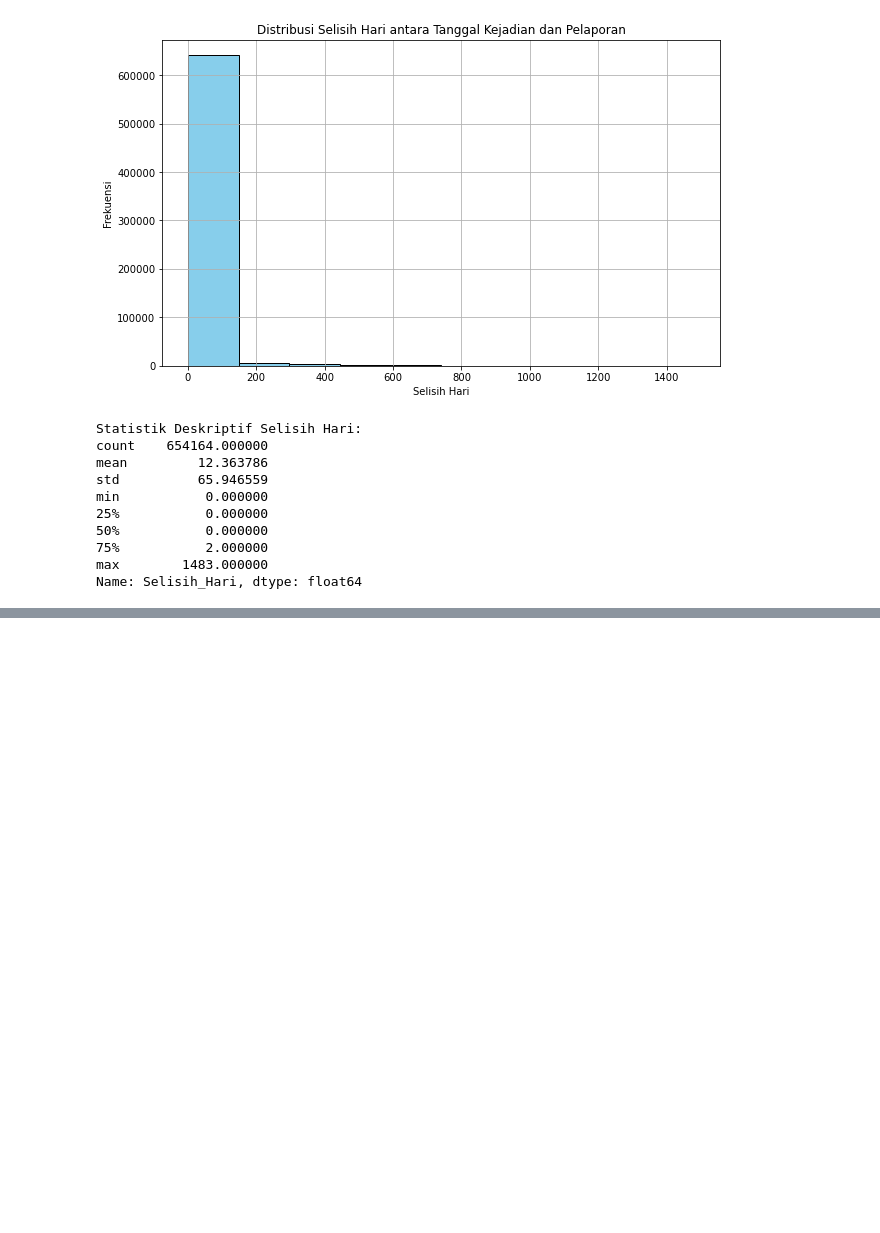
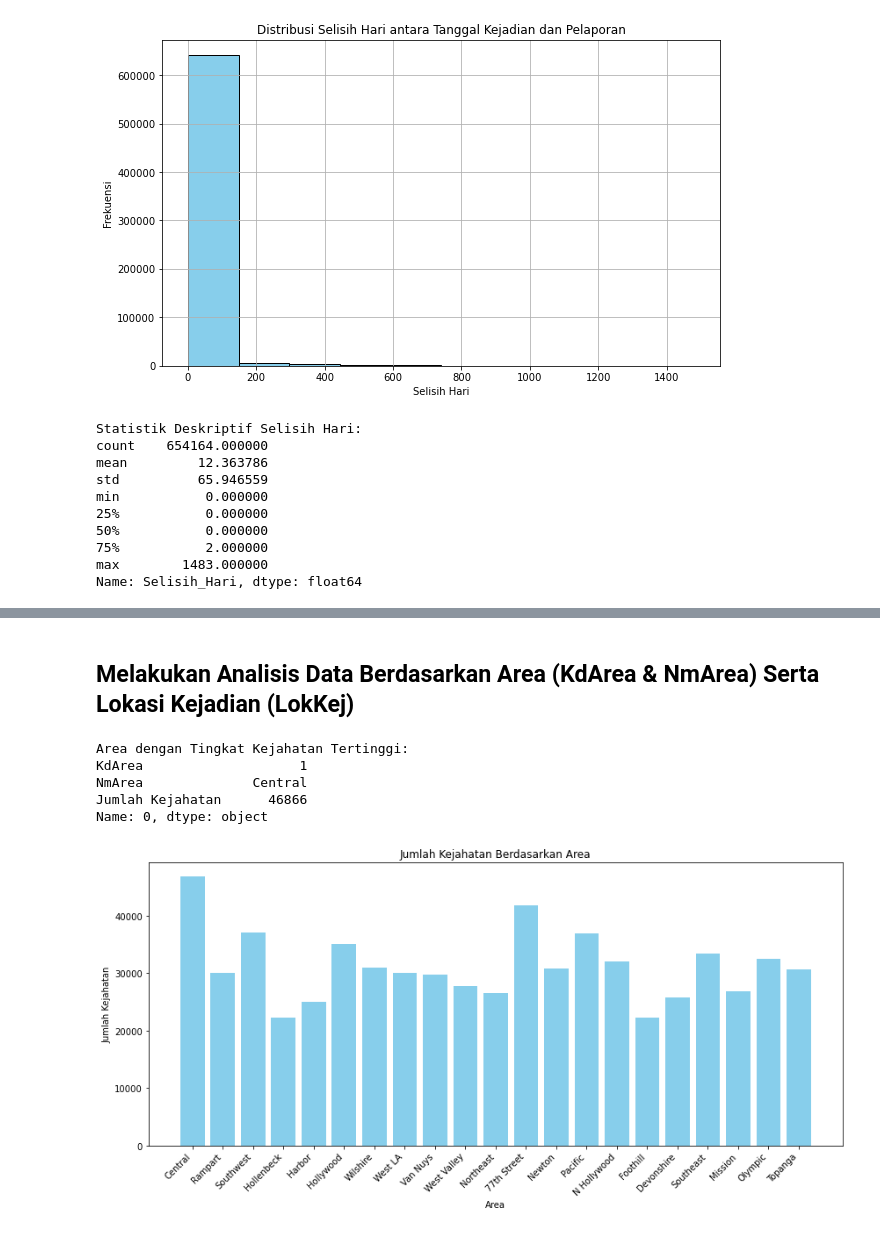
Before and after one commit to RIFF7/capstone-project, a Jupyter notebook: capstone_project.ipynb, the cells around one changed output, grey strips where cells are left out. Saved outputs shown, nothing was run; the diff lists cells and outputs as text; code cells hidden in the pictures; blank space fills up the shorter version.

Commit message:
Melakukan Analisis Data Berdasarkan Area (KdArea & NmArea) Serta Lokasi Kejadian (LokKej)

```diff
--- a/capstone_project.ipynb
+++ b/capstone_project.ipynb
@@ -1462,0 +1463,29 @@ plt.show()
+# %% [markdown]
+## Melakukan Analisis Data Berdasarkan Area (KdArea & NmArea) Serta Lokasi Kejadian (LokKej)
+# %%
+# Grouping dan Aggregasi berdasarkan area (KdArea & NmArea)
+crime_by_area = data_clean.groupby(['KdArea', 'NmArea']).size().reset_index(name='Jumlah Kejahatan')
+
+# Identifikasi area dengan tingkat kejahatan tertinggi
+area_with_most_crime = crime_by_area.loc[crime_by_area['Jumlah Kejahatan'].idxmax()]
+
+print("Area dengan Tingkat Kejahatan Tertinggi:")
+print(area_with_most_crime)
+# %% [output]
+Area dengan Tingkat Kejahatan Tertinggi:
+KdArea                    1
+NmArea              Central
+Jumlah Kejahatan      46866
+Name: 0, dtype: object
+# %%
+# Membuat Visualisasi
+plt.figure(figsize=(12, 6))
+plt.bar(crime_by_area['NmArea'], crime_by_area['Jumlah Kejahatan'], color='skyblue')
+plt.title('Jumlah Kejahatan Berdasarkan Area')
+plt.xlabel('Area')
+plt.ylabel('Jumlah Kejahatan')
+plt.xticks(rotation=45, ha='right')
+plt.tight_layout()
+plt.show()
+# %% [output]
+[figure, added]
```
Also changed, not shown: parts of 45 cells of this notebook.
